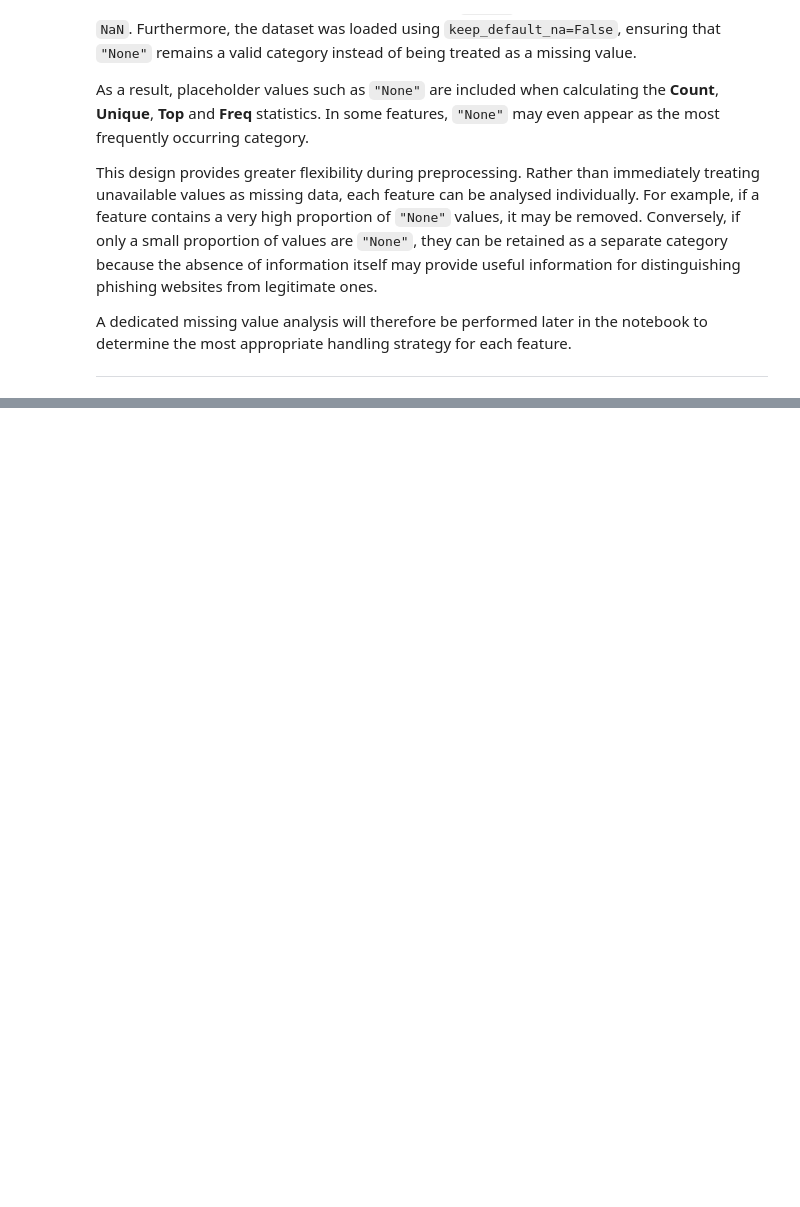
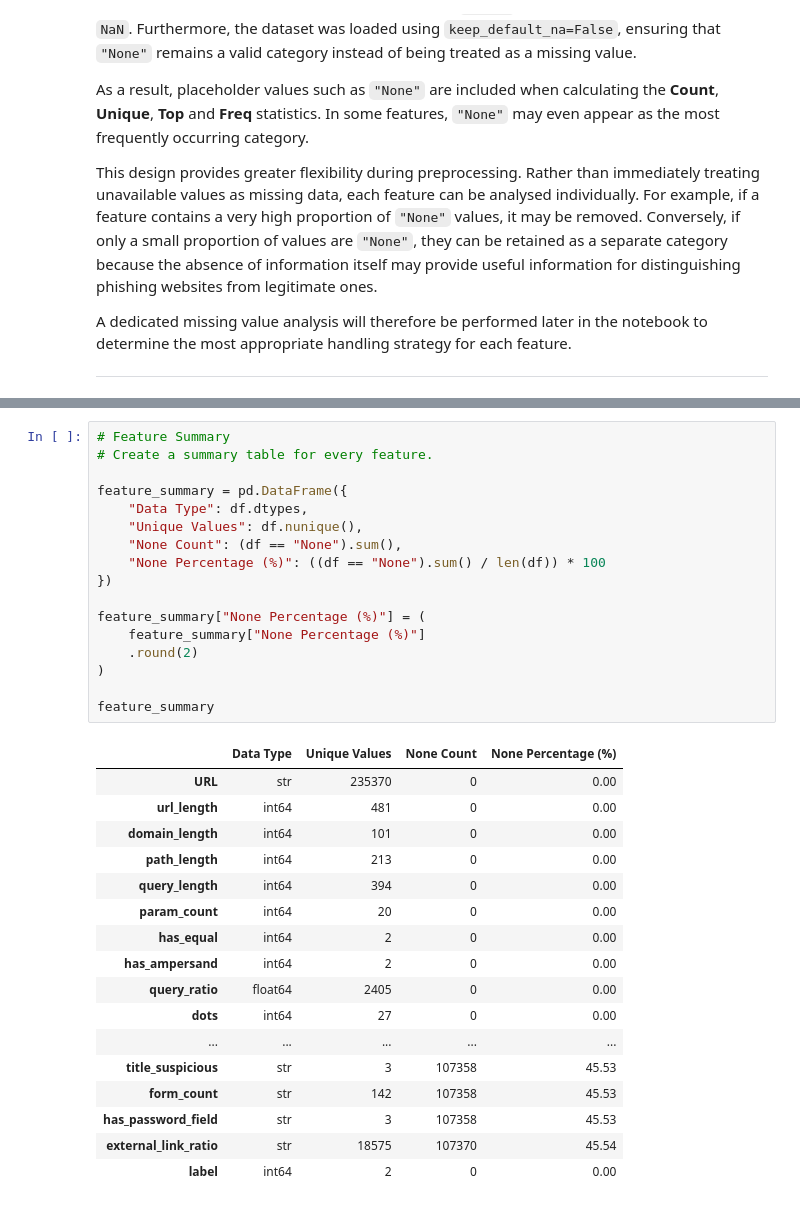
Before and after one commit to ajay-nagpal/Phishing-URL-detector, a Jupyter notebook: phishing_url_detector.ipynb, the cells around one changed output, grey strips where cells are left out. Cells and saved outputs as stored; diff of their text form; blank space fills up the shorter version.

Commit message:
data quality assessment

```diff
--- a/phishing_url_detector.ipynb
+++ b/phishing_url_detector.ipynb
@@ -608,0 +835,35 @@ A dedicated missing value analysis will therefore be performed later in the note
+# %%
+# Feature Summary
+# Create a summary table for every feature.
+
+feature_summary = pd.DataFrame({
+    "Data Type": df.dtypes,
+    "Unique Values": df.nunique(),
+    "None Count": (df == "None").sum(),
+    "None Percentage (%)": ((df == "None").sum() / len(df)) * 100
+})
+
+feature_summary["None Percentage (%)"] = (
+    feature_summary["None Percentage (%)"]
+    .round(2)
+)
+
+feature_summary
+# %% [output]
+|  | Data Type | Unique Values | None Count | None Percentage (%) |
+| URL | str | 235370 | 0 | 0.00 |
+| url_length | int64 | 481 | 0 | 0.00 |
+| domain_length | int64 | 101 | 0 | 0.00 |
+| path_length | int64 | 213 | 0 | 0.00 |
+| query_length | int64 | 394 | 0 | 0.00 |
+| param_count | int64 | 20 | 0 | 0.00 |
+| has_equal | int64 | 2 | 0 | 0.00 |
+| has_ampersand | int64 | 2 | 0 | 0.00 |
+| query_ratio | float64 | 2405 | 0 | 0.00 |
+| dots | int64 | 27 | 0 | 0.00 |
+| ... | ... | ... | ... | ... |
+| title_suspicious | str | 3 | 107358 | 45.53 |
+| form_count | str | 142 | 107358 | 45.53 |
+| has_password_field | str | 3 | 107358 | 45.53 |
+| external_link_ratio | str | 18575 | 107370 | 45.54 |
+| label | int64 | 2 | 0 | 0.00 |
```
Also changed, not shown: parts of 11 cells of this notebook.
